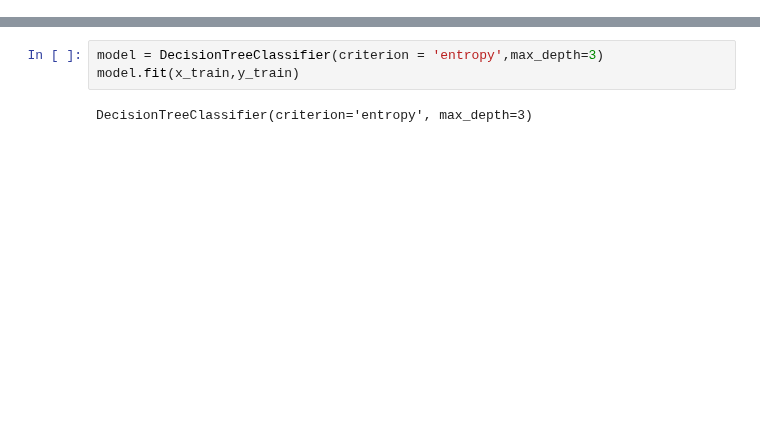
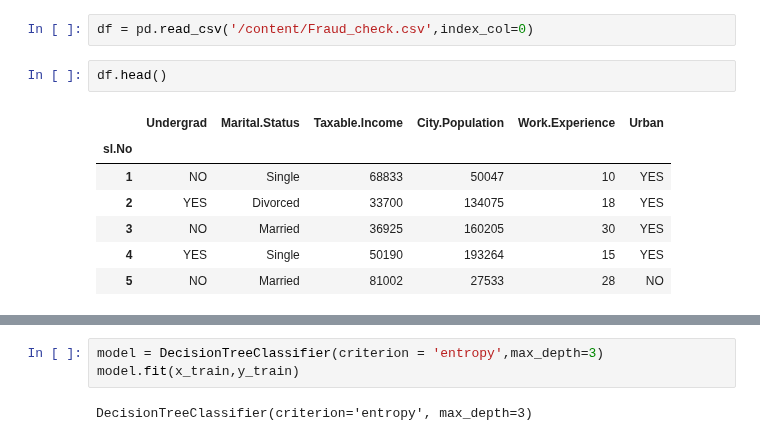
Before and after one commit to Bhavin52/Assignment, a Jupyter notebook: Decision_Tree_Q1.ipynb, the cells around one changed output, grey strips where cells are left out. Saved outputs shown, nothing was run; the diff lists cells and outputs as text; blank space fills up the shorter version.

```diff
--- a/Decision_Tree_Q1.ipynb
+++ b/Decision_Tree_Q1.ipynb
@@ -106,0 +14,12 @@ Building Decision Tree Classifier using Entropy Criteria
+# %%
+df = pd.read_csv('/content/Fraud_check.csv',index_col=0)
+# %%
+df.head()
+# %% [output]
+|  | Undergrad | Marital.Status | Taxable.Income | City.Population | Work.Experience | Urban |
+| sl.No |  |  |  |  |  |  |
+| 1 | NO | Single | 68833 | 50047 | 10 | YES |
+| 2 | YES | Divorced | 33700 | 134075 | 18 | YES |
+| 3 | NO | Married | 36925 | 160205 | 30 | YES |
+| 4 | YES | Single | 50190 | 193264 | 15 | YES |
+| 5 | NO | Married | 81002 | 27533 | 28 | NO |
```
Also changed, not shown: parts of 59 cells of this notebook.
